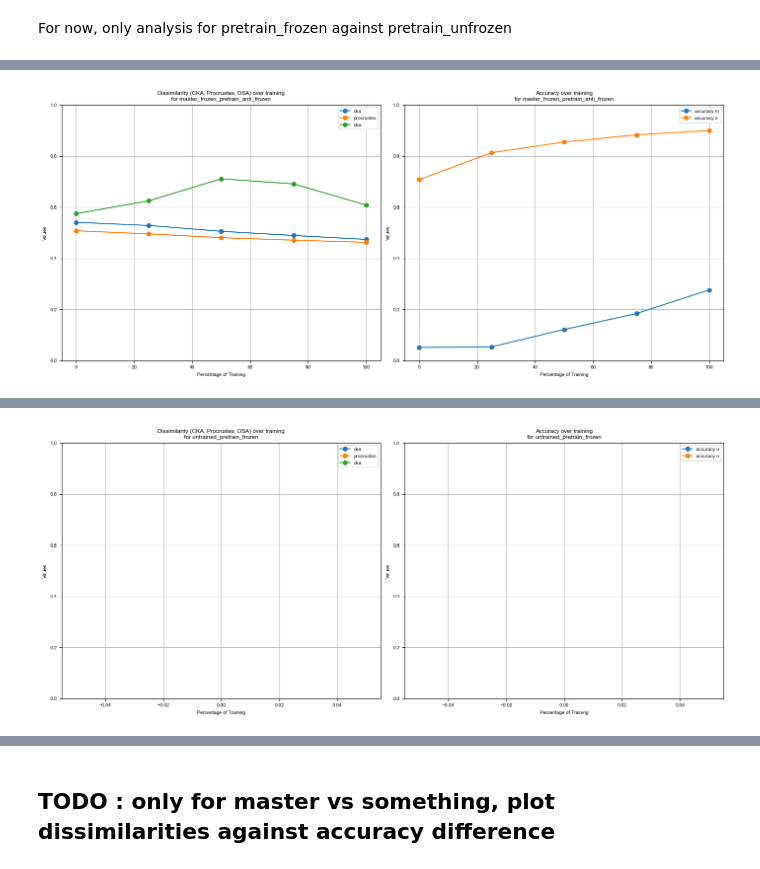
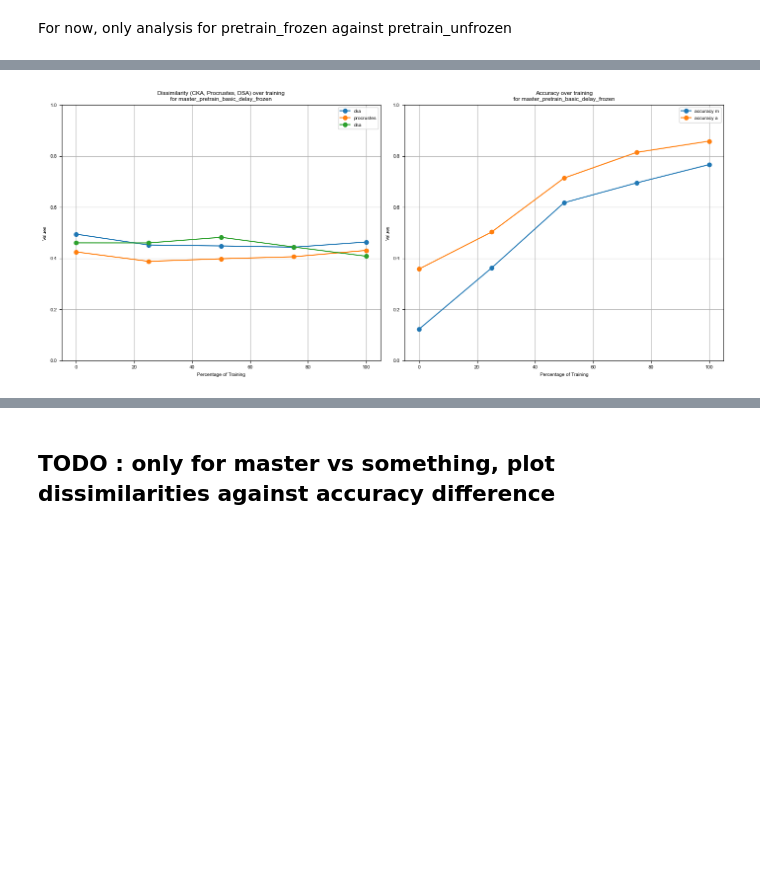
Before and after one commit to qglht/RepAL, a Jupyter notebook: notebooks/analysis_rnn.ipynb, the cells around one changed output, grey strips where cells are left out. Drawn from its saved outputs; the diff is of its cells as text; code cells hidden in the pictures; blank space fills up the shorter version.

```diff
--- a/notebooks/analysis_rnn.ipynb
+++ b/notebooks/analysis_rnn.ipynb
@@ -338,7 +328,7 @@ Passing `palette` without assigning `hue` is deprecated and will be removed in v
 [figure]
 # %%
 group_pairs = find_group_pairs(config, taskset)
-dissimilarities_per_shared_task = dissimilarities_per_percentage_of_shared_task(group_pairs, df)
+dissimilarities_per_shared_task = dissimilarities_per_percentage_of_shared_task(group_pairs, df_selected)
 # %%
 import numpy as np
 import matplotlib.pyplot as plt
@@ -408,51 +398,52 @@ import matplotlib.pyplot as plt
 
 # Iterate over each group in groups_training
 for group_training in groups_training:
-    dissimilarities_interpolated = dissimilarities_groups[group_training]
+    if "master_frozen" not in group_training:
+        dissimilarities_interpolated = dissimilarities_groups[group_training]
 
-    # X-axis values
-    x_values = [0, 25, 50, 75, 100]
+        # X-axis values
+        x_values = [0, 25, 50, 75, 100]
 
-    # Measures for the two plots
-    measures_plot1 = ["cka", "procrustes", "dsa"]
-    measures_plot2 = ["accuracy_1", "accuracy_2"]
+        # Measures for the two plots
+        measures_plot1 = ["cka", "procrustes", "dsa"]
+        measures_plot2 = ["accuracy_1", "accuracy_2"]
 
-    # Create the figure and the two subplots
-    fig, axs = plt.subplots(1, 2, figsize=(14, 6))  # 1 row, 2 columns
+        # Create the figure and the two subplots
+        fig, axs = plt.subplots(1, 2, figsize=(14, 6))  # 1 row, 2 columns
 
-    # Plot for the first set of measures
-    for key in measures_plot1:
-        values = dissimilarities_interpolated[key]
-        axs[0].plot(x_values, list(values.values()), marker="o", label=key)
+        # Plot for the first set of measures
+        for key in measures_plot1:
+            values = dissimilarities_interpolated[key]
+            axs[0].plot(x_values, list(values.values()), marker="o", label=key)
 
-    axs[0].set_xlabel("Percentage of Training")
-    axs[0].set_ylabel("Values")
-    axs[0].set_title(
-        "Dissimilarity (CKA, Procrustes, DSA) over training\nfor {}".format(
-            group_training
+        axs[0].set_xlabel("Percentage of Training")
+        axs[0].set_ylabel("Values")
+        axs[0].set_title(
+            "Dissimilarity (CKA, Procrustes, DSA) over training\nfor {}".format(
+                group_training
+            )
         )
-    )
-    axs[0].set_ylim(0, 1)
-    axs[0].legend()
-    axs[0].grid(True)
+        axs[0].set_ylim(0, 1)
+        axs[0].legend()
+        axs[0].grid(True)
 
-    # Plot for the second set of measures
-    for i, key in enumerate(measures_plot2):
-        values = dissimilarities_interpolated[key]
-        # Rename legend label for accuracy
-        label = f"accuracy {group_training[i]}"
-        axs[1].plot(x_values, list(values.values()), marker="o", label=label)
+        # Plot for the second set of measures
+        for i, key in enumerate(measures_plot2):
+            values = dissimilarities_interpolated[key]
+            # Rename legend label for accuracy
+            label = f"accuracy {group_training[i]}"
+            axs[1].plot(x_values, list(values.values()), marker="o", label=label)
 
-    axs[1].set_xlabel("Percentage of Training")
-    axs[1].set_ylabel("Values")
-    axs[1].set_title("Accuracy over training\nfor {}".format(group_training))
-    axs[1].set_ylim(0, 1)
-    axs[1].legend()
-    axs[1].grid(True)
+        axs[1].set_xlabel("Percentage of Training")
+        axs[1].set_ylabel("Values")
+        axs[1].set_title("Accuracy over training\nfor {}".format(group_training))
+        axs[1].set_ylim(0, 1)
+        axs[1].legend()
+        axs[1].grid(True)
 
-    # Adjust layout to avoid overlapping elements
-    plt.tight_layout()
+        # Adjust layout to avoid overlapping elements
+        plt.tight_layout()
 
-    # Display the plots
-    plt.show()
+        # Display the plots
+        plt.show()
 # %% [output]
@@ -463 +454 @@ for group_training in groups_training:
-[figure, old version]
+[figure, new version]
@@ -468 +458,0 @@ for group_training in groups_training:
-[figure, removed]
```
Also changed, not shown: parts of 6 cells of this notebook, 1 other file.
